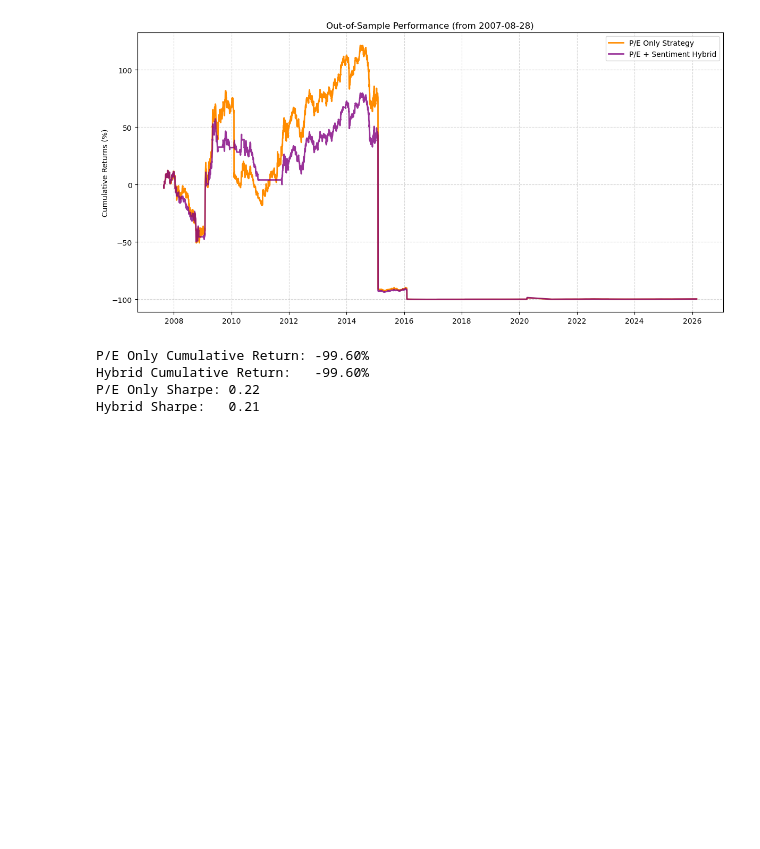
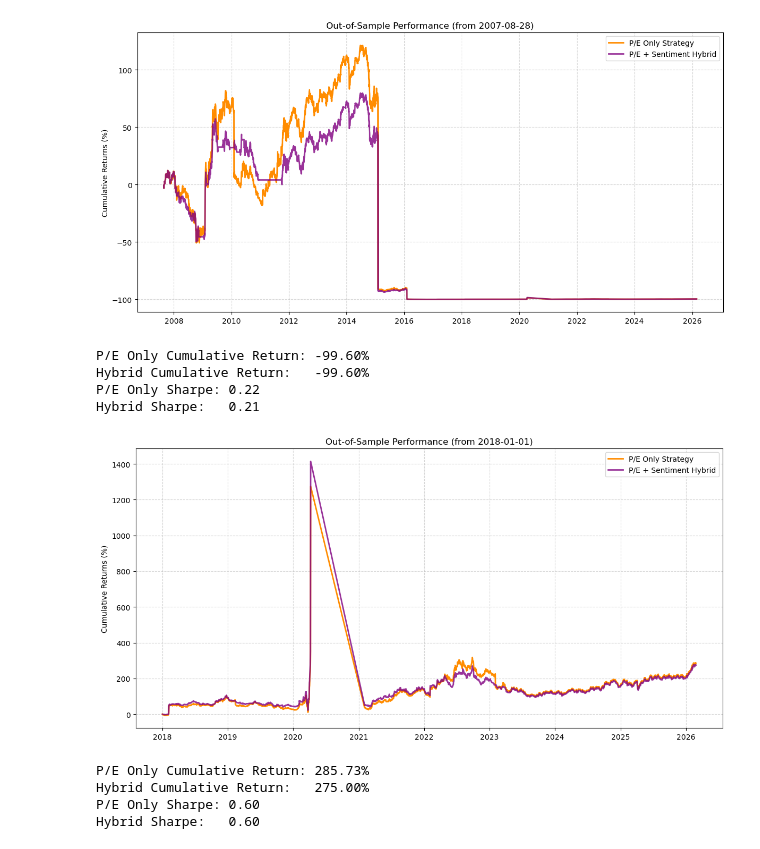
Before and after one commit to JWilliams2001-hub/Forecast_Strategy, a Jupyter notebook: sentiment analysis/sentiment.ipynb, the cells around one changed output. Cells and saved outputs as stored; diff of their text form; code cells hidden in the pictures; blank space fills up the shorter version.

```diff
--- a/sentiment analysis/sentiment.ipynb
+++ b/sentiment analysis/sentiment.ipynb
@@ -180,3 +180,38 @@ P/E Only Cumulative Return: -99.60%
 Hybrid Cumulative Return:   -99.60%
 P/E Only Sharpe: 0.22
 Hybrid Sharpe:   0.21
+# %%
+test_start = '2018-01-01'
+test  = energy_sector.loc[energy_sector.index >= test_start].copy()
+
+# Recalculate cumulative returns from the test start date so the graph starts at 0%
+test['cumret_base'] = ((test['base_strat_ret'] + 1).cumprod() - 1) * 100
+test['cumret_hybrid'] = ((test['hybrid_strat_ret'] + 1).cumprod() - 1) * 100
+
+fig, ax = plt.subplots(figsize=(12, 6))
+
+ax.plot(test.index, test['cumret_base'], color='darkorange', lw=2, label='P/E Only Strategy')
+ax.plot(test.index, test['cumret_hybrid'], color='purple', lw=2, label='P/E + Sentiment Hybrid', alpha=0.8)
+ax.set_title(f'Out-of-Sample Performance (from {test_start})')
+ax.set_ylabel('Cumulative Returns (%)')
+ax.legend()
+ax.grid(True, linestyle='--', alpha=0.5)
+
+plt.tight_layout()
+plt.show()
+
+# Performance Stats Function
+def calc_sharpe(returns):
+    if returns.std() == 0: return 0
+    return (returns.mean() / returns.std()) * np.sqrt(252)
+
+print(f"P/E Only Cumulative Return: {test['cumret_base'].iloc[-1]:.2f}%")
+print(f"Hybrid Cumulative Return:   {test['cumret_hybrid'].iloc[-1]:.2f}%")
+print(f"P/E Only Sharpe: {calc_sharpe(test['base_strat_ret']):.2f}")
+print(f"Hybrid Sharpe:   {calc_sharpe(test['hybrid_strat_ret']):.2f}")
+# %% [output]
+[figure, added]
+P/E Only Cumulative Return: 285.73%
+Hybrid Cumulative Return:   275.00%
+P/E Only Sharpe: 0.60
+Hybrid Sharpe:   0.60
```
